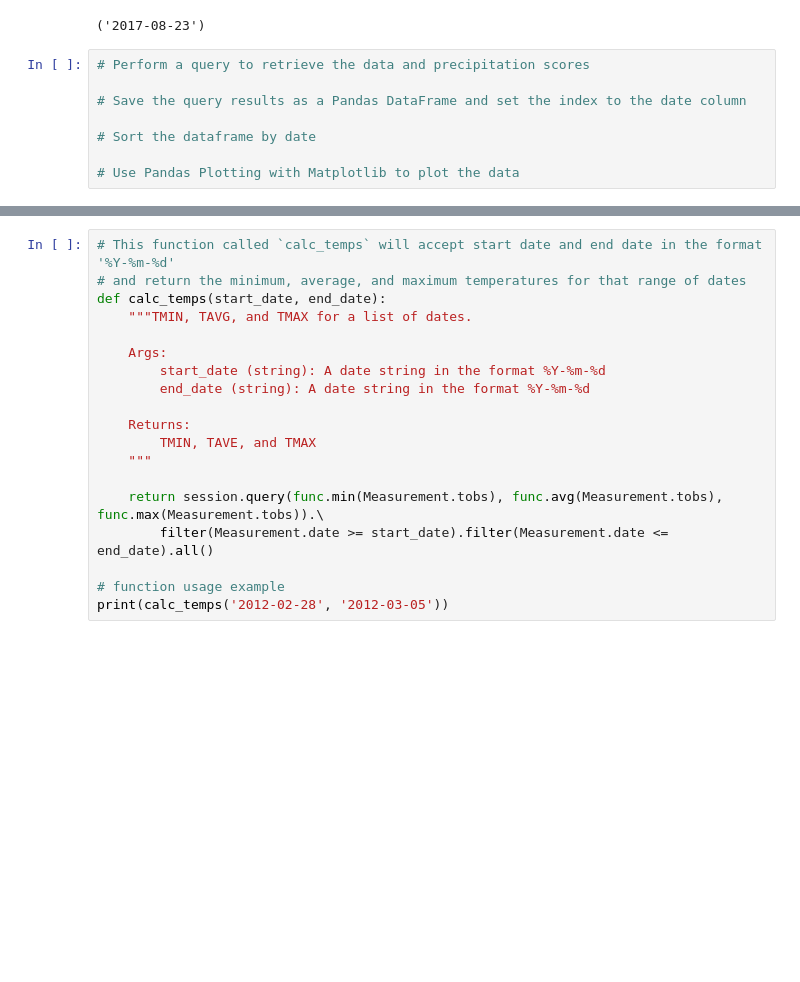
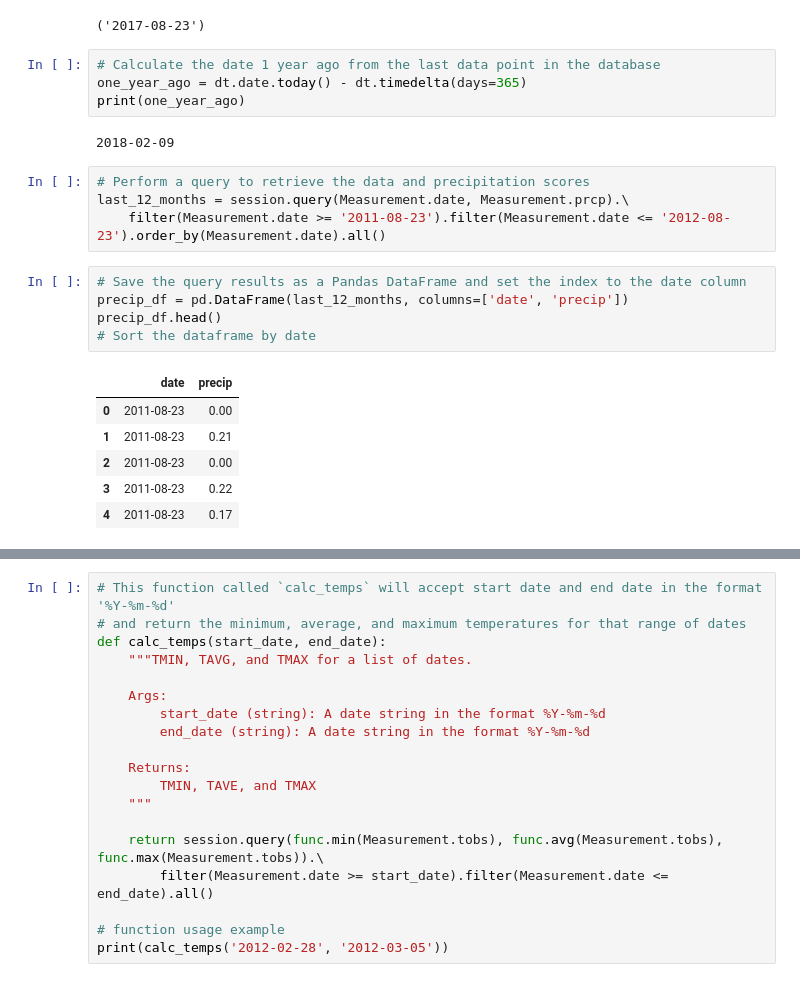
Before and after one commit to Congo-Kid/DataViz-Assignments, a Jupyter notebook: homework8_sqlAlchemy/climate_starter.ipynb, the cells around one changed output, grey strips where cells are left out. Drawn from its saved outputs; the diff is of its cells as text; blank space fills up the shorter version.

```diff
--- a/homework8_sqlAlchemy/climate_starter.ipynb
+++ b/homework8_sqlAlchemy/climate_starter.ipynb
@@ -54,11 +54,25 @@ session.query(Measurement.date).order_by(Measurement.date).first()
 session.query(Measurement.date).order_by(Measurement.date.desc()).first()
 # %% [output]
 ('2017-08-23')
+# %%
+# Calculate the date 1 year ago from the last data point in the database
+one_year_ago = dt.date.today() - dt.timedelta(days=365)
+print(one_year_ago)
+# %% [output]
+2018-02-09
+# %%
+# Perform a query to retrieve the data and precipitation scores
+last_12_months = session.query(Measurement.date, Measurement.prcp).\
+    filter(Measurement.date >= '2011-08-23').filter(Measurement.date <= '2012-08-23').order_by(Measurement.date).all()
 # %%
-# Perform a query to retrieve the data and precipitation scores
-
 # Save the query results as a Pandas DataFrame and set the index to the date column
-
+precip_df = pd.DataFrame(last_12_months, columns=['date', 'precip'])
+precip_df.head()
 # Sort the dataframe by date
-
-# Use Pandas Plotting with Matplotlib to plot the data
+# %% [output]
+|  | date | precip |
+| 0 | 2011-08-23 | 0.00 |
+| 1 | 2011-08-23 | 0.21 |
+| 2 | 2011-08-23 | 0.00 |
+| 3 | 2011-08-23 | 0.22 |
+| 4 | 2011-08-23 | 0.17 |
```
Also changed, not shown: parts of 12 cells of this notebook, 3 other files.
